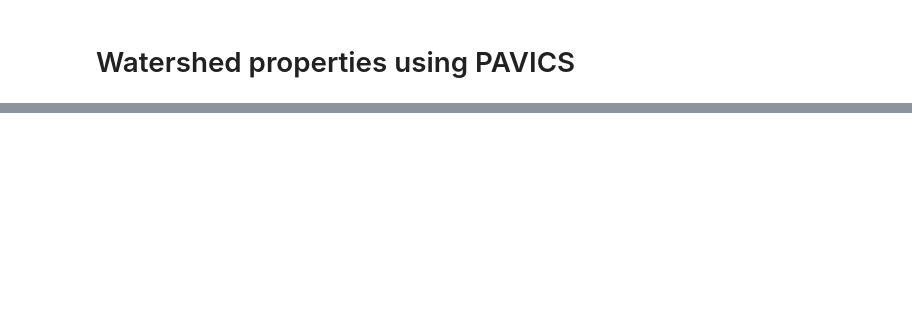
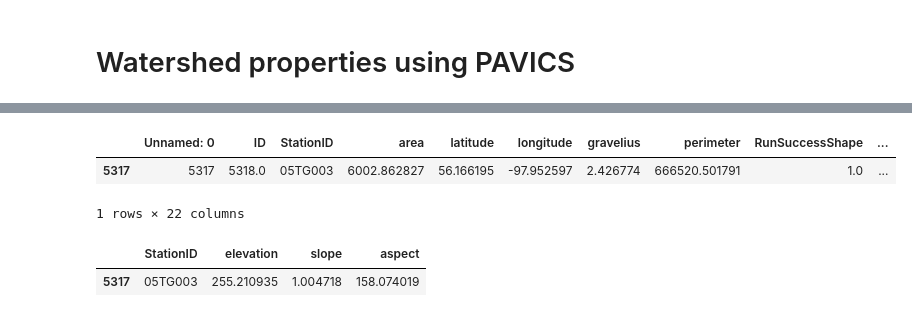
Before and after one commit to shelleygoel/streamflow-forecast, a Jupyter notebook: collect_watershed_data.ipynb, the cells around one changed output, grey strips where cells are left out. Cells and saved outputs as stored; diff of their text form; code cells hidden in the pictures; blank space fills up the shorter version.

```diff
--- a/collect_watershed_data.ipynb
+++ b/collect_watershed_data.ipynb
@@ -162,3 +205,14 @@ feature, upstream_basins = select_resp.get(asobj=True)
+# %%
+s1
+# %% [output]
+|  | Unnamed: 0 | ID | StationID | area | latitude | longitude | gravelius | perimeter | RunSuccessShape | ... |
+| 5317 | 5317 | 5318.0 | 05TG003 | 6002.862827 | 56.166195 | -97.952597 | 2.426774 | 666520.501791 | 1.0 | ... |
+1 rows × 22 columns
+# %%
+s1[['StationID', 'elevation', 'slope', 'aspect']]
+# %% [output]
+|  | StationID | elevation | slope | aspect |
+| 5317 | 05TG003 | 255.210935 | 1.004718 | 158.074019 |
 # %%
 import geopandas as gpd
 df = gpd.read_file(feature_url)
```
Also changed, not shown: parts of 28 cells of this notebook.
